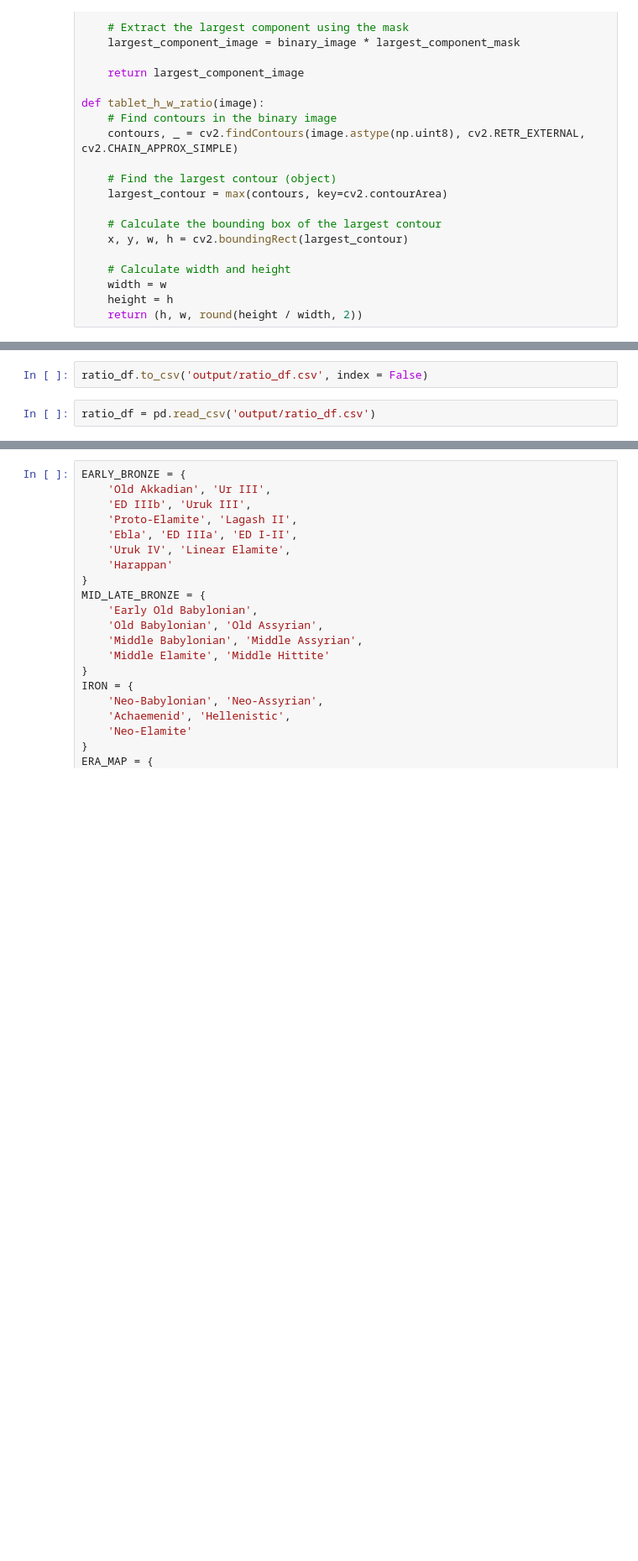
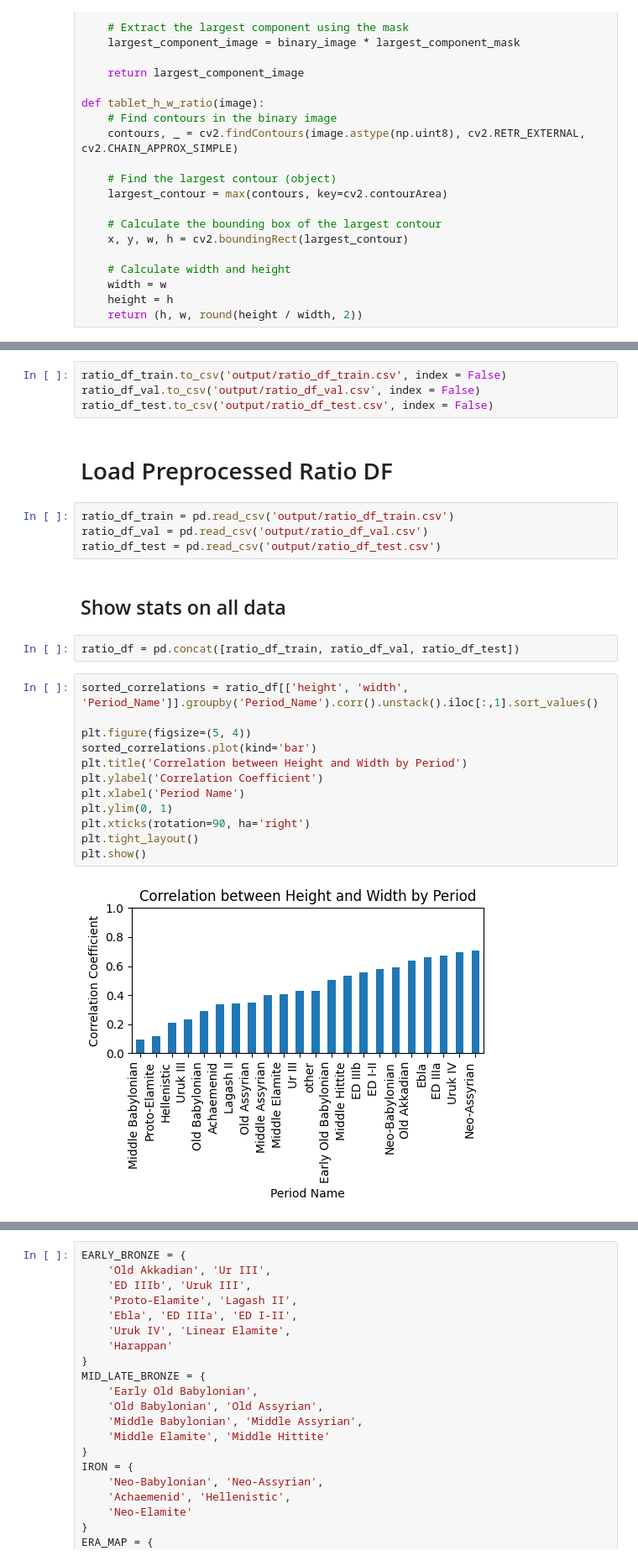
Before and after one commit to daniellekap/ShapingHistory, a Jupyter notebook: 2.1 EDA - height-weight ratio of tablets.ipynb, the cells around one changed output, grey strips where cells are left out. Shown at 84% size. Saved outputs shown, nothing was run; the diff lists cells and outputs as text; blank space fills up the shorter version.

```diff
--- a/2.1 EDA - height-weight ratio of tablets.ipynb
+++ b/2.1 EDA - height-weight ratio of tablets.ipynb
@@ -246,7 +286,31 @@ ratio_df['millennium'] = ratio_df['Period_Name'].apply(period_to_millennium)
 # %%
-ratio_df.to_csv('output/ratio_df.csv', index = False)
+ratio_df_train.to_csv('output/ratio_df_train.csv', index = False)
+ratio_df_val.to_csv('output/ratio_df_val.csv', index = False)
+ratio_df_test.to_csv('output/ratio_df_test.csv', index = False)
+# %% [markdown]
+# Load Preprocessed Ratio DF
 # %%
-ratio_df = pd.read_csv('output/ratio_df.csv')
+ratio_df_train = pd.read_csv('output/ratio_df_train.csv')
+ratio_df_val = pd.read_csv('output/ratio_df_val.csv')
+ratio_df_test = pd.read_csv('output/ratio_df_test.csv')
+# %% [markdown]
+## Show stats on all data
+# %%
+ratio_df = pd.concat([ratio_df_train, ratio_df_val, ratio_df_test])
+# %%
+sorted_correlations = ratio_df[['height', 'width', 'Period_Name']].groupby('Period_Name').corr().unstack().iloc[:,1].sort_values()
+
+plt.figure(figsize=(5, 4))
+sorted_correlations.plot(kind='bar')
+plt.title('Correlation between Height and Width by Period')
+plt.ylabel('Correlation Coefficient')
+plt.xlabel('Period Name')
+plt.ylim(0, 1)
+plt.xticks(rotation=90, ha='right')
+plt.tight_layout()
+plt.show()
+# %% [output]
+[figure, added]
 # %%
 ratio_df[ratio_df['hw_ratio']<0.6].Period_Name.value_counts()
 # %% [output]
```
Also changed, not shown: parts of 62 cells of this notebook, 4 other files.
